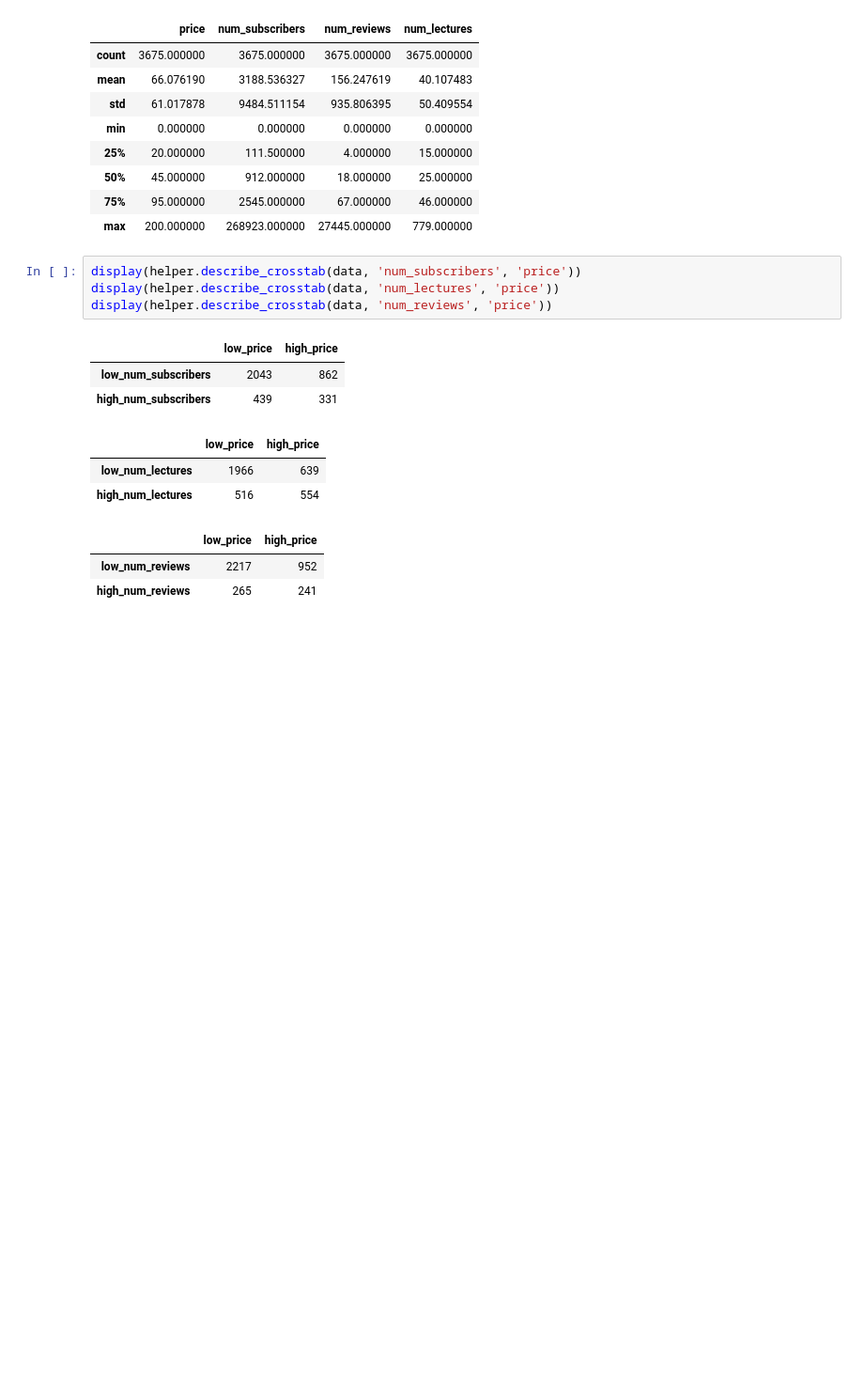
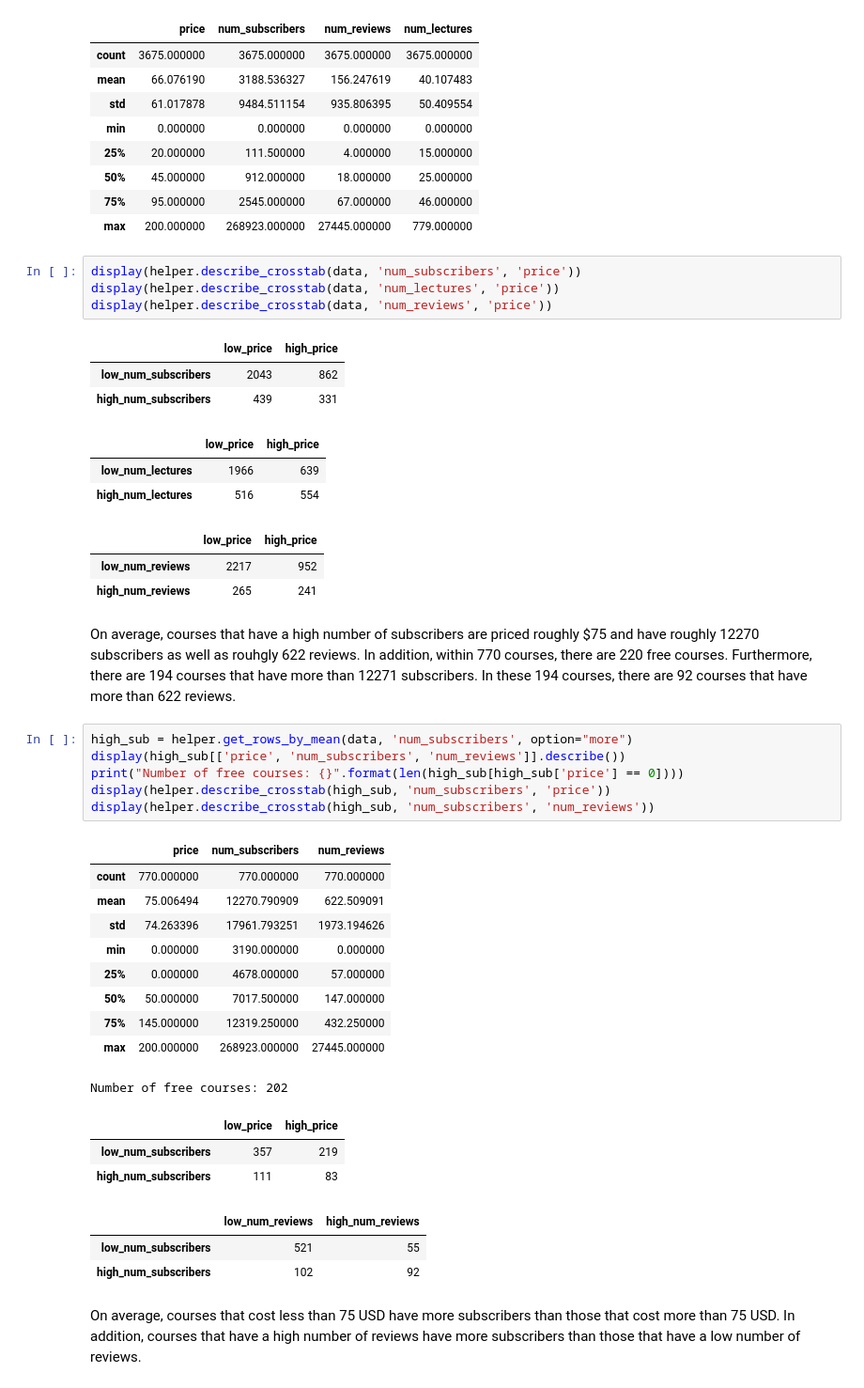
Before and after one commit to peterdu98/udemy-courses-analytics, a Jupyter notebook: Udemy_Course_Analytics.ipynb, the cells around one changed output. Shown at 94% size. Drawn from its saved outputs; the diff is of its cells as text; blank space fills up the shorter version.

```diff
--- a/Udemy_Course_Analytics.ipynb
+++ b/Udemy_Course_Analytics.ipynb
@@ -231,3 +225,30 @@ display(helper.describe_crosstab(data, 'num_reviews', 'price'))
 |  | low_price | high_price |
 | low_num_reviews | 2217 | 952 |
 | high_num_reviews | 265 | 241 |
+# %% [markdown]
+On average, courses that have a high number of subscribers are priced roughly $75 and have roughly 12270 subscribers as well as rouhgly 622 reviews. In addition, within 770 courses, there are 220 free courses. Furthermore, there are 194 courses that have more than 12271 subscribers. In these 194 courses, there are 92 courses that have more than 622 reviews.
+# %%
+high_sub = helper.get_rows_by_mean(data, 'num_subscribers', option="more")
+display(high_sub[['price', 'num_subscribers', 'num_reviews']].describe())
+print("Number of free courses: {}".format(len(high_sub[high_sub['price'] == 0])))
+display(helper.describe_crosstab(high_sub, 'num_subscribers', 'price'))
+display(helper.describe_crosstab(high_sub, 'num_subscribers', 'num_reviews'))
+# %% [output]
+|  | price | num_subscribers | num_reviews |
+| count | 770.000000 | 770.000000 | 770.000000 |
+| mean | 75.006494 | 12270.790909 | 622.509091 |
+| std | 74.263396 | 17961.793251 | 1973.194626 |
+| min | 0.000000 | 3190.000000 | 0.000000 |
+| 25% | 0.000000 | 4678.000000 | 57.000000 |
+| 50% | 50.000000 | 7017.500000 | 147.000000 |
+| 75% | 145.000000 | 12319.250000 | 432.250000 |
+| max | 200.000000 | 268923.000000 | 27445.000000 |
+Number of free courses: 202
+|  | low_price | high_price |
+| low_num_subscribers | 357 | 219 |
+| high_num_subscribers | 111 | 83 |
+|  | low_num_reviews | high_num_reviews |
+| low_num_subscribers | 521 | 55 |
+| high_num_subscribers | 102 | 92 |
+# %% [markdown]
+On average, courses that cost less than 75 USD have more subscribers than those that cost more than 75 USD. In addition, courses that have a high number of reviews have more subscribers than those that have a low number of reviews.
```
Also changed, not shown: parts of 15 cells of this notebook, 5 other files.
